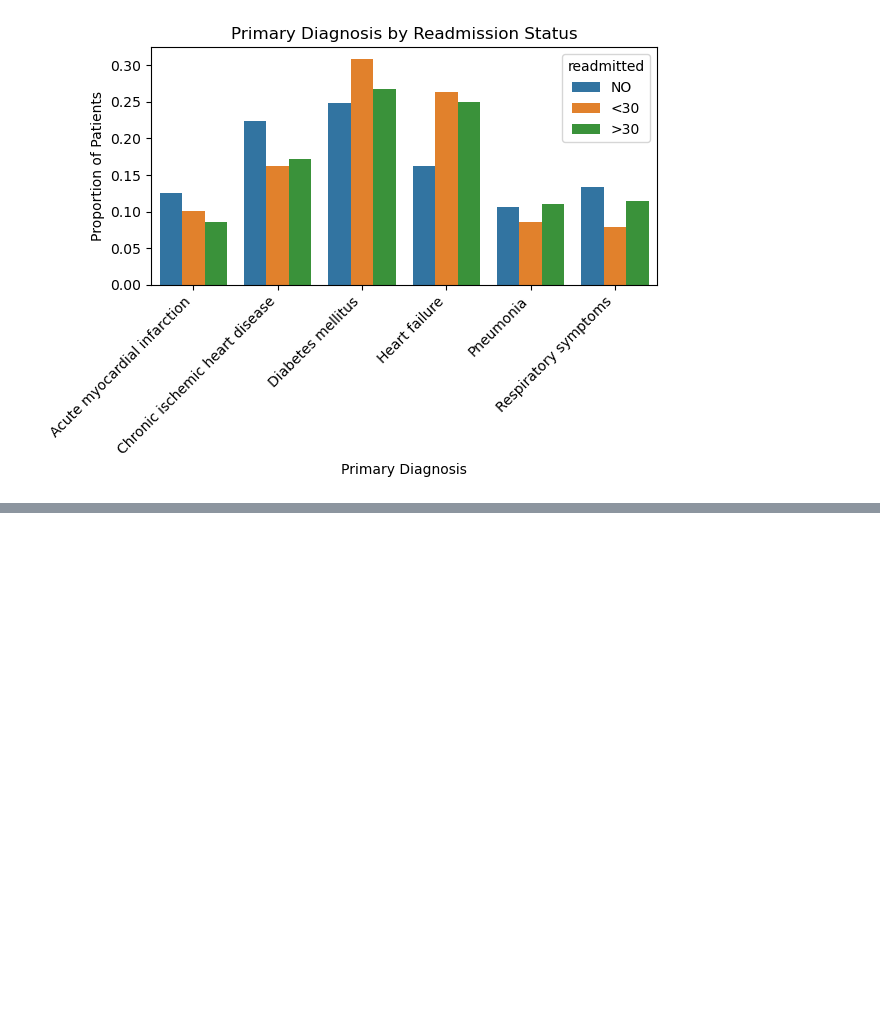
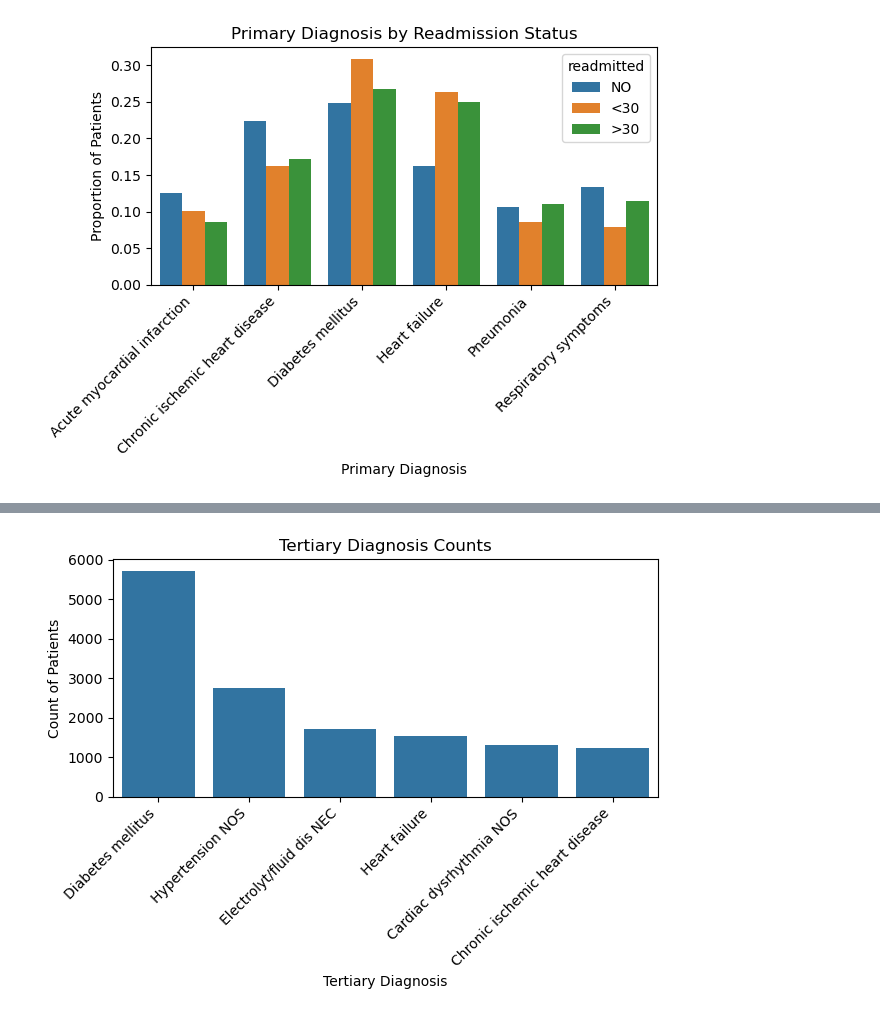
Before and after one commit to tonyinarula/Kaggle-Diabetes, a Jupyter notebook: analysis.ipynb, the cells around one changed output, grey strips where cells are left out. Cells and saved outputs as stored; diff of their text form; code cells hidden in the pictures; blank space fills up the shorter version.

```diff
--- a/analysis.ipynb
+++ b/analysis.ipynb
@@ -356,0 +392,20 @@ plt.tight_layout()
+# %%
+# tertiary diagnosis counts
+top_diagnoses_3 = df_w_codes['diag_3_desc'].value_counts().head(6).index
+df_filtered = df_w_codes[df_w_codes['diag_3_desc'].isin(top_diagnoses_3)]
+diagnosis_3_df = (df_filtered.groupby(by = ['diag_3_desc', 'readmitted'])
+     .size()
+     .reset_index(name='count')
+)
+
+sns.barplot(data = diagnosis_3_df.sort_values(by = 'count', ascending = False).reset_index(drop=True),
+            x = 'diag_3_desc',
+            y = 'count',
+            errorbar = None)
+plt.xticks(rotation = 45, ha = 'right')
+plt.title('Tertiary Diagnosis Counts')
+plt.xlabel('Tertiary Diagnosis')
+plt.ylabel('Count of Patients')
+plt.tight_layout()
+# %% [output]
+[figure, added]
```
Also changed, not shown: parts of 3 cells of this notebook.
